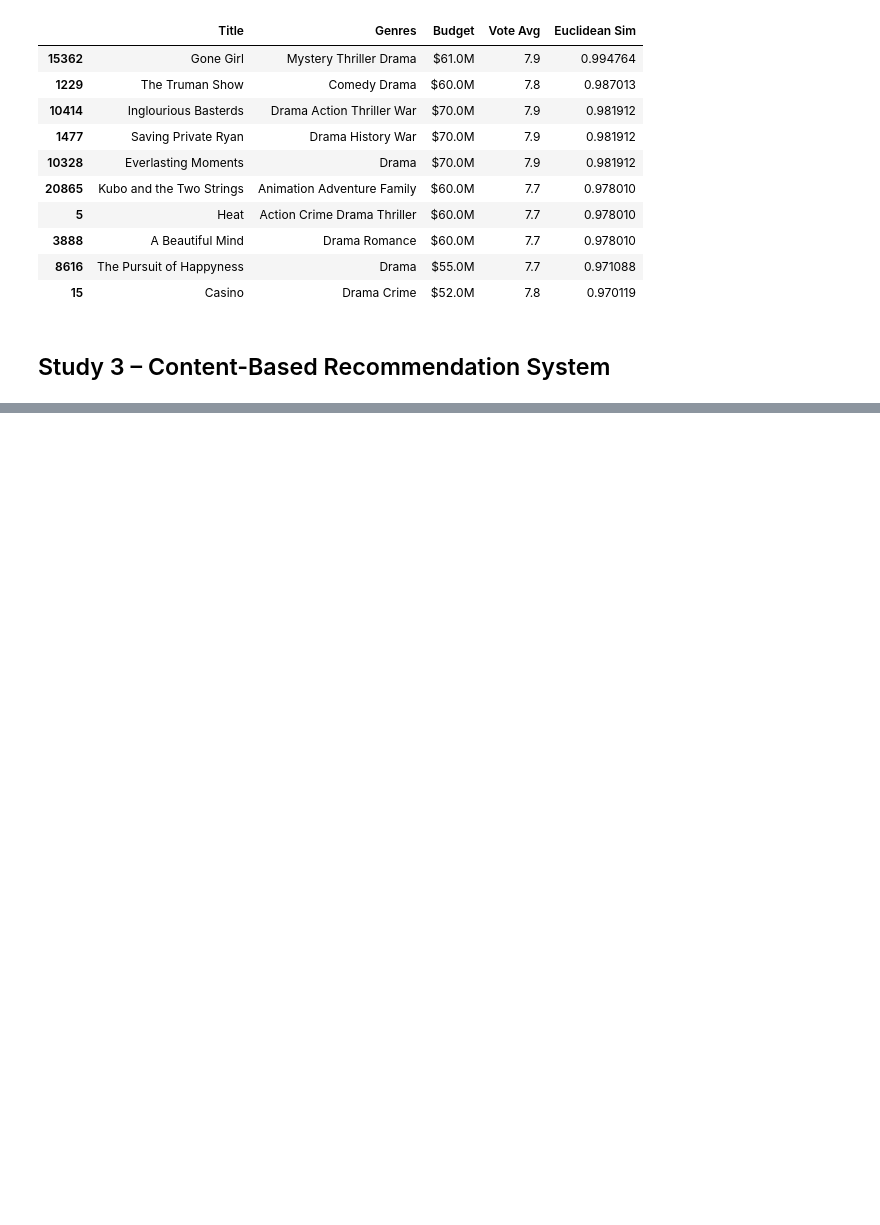
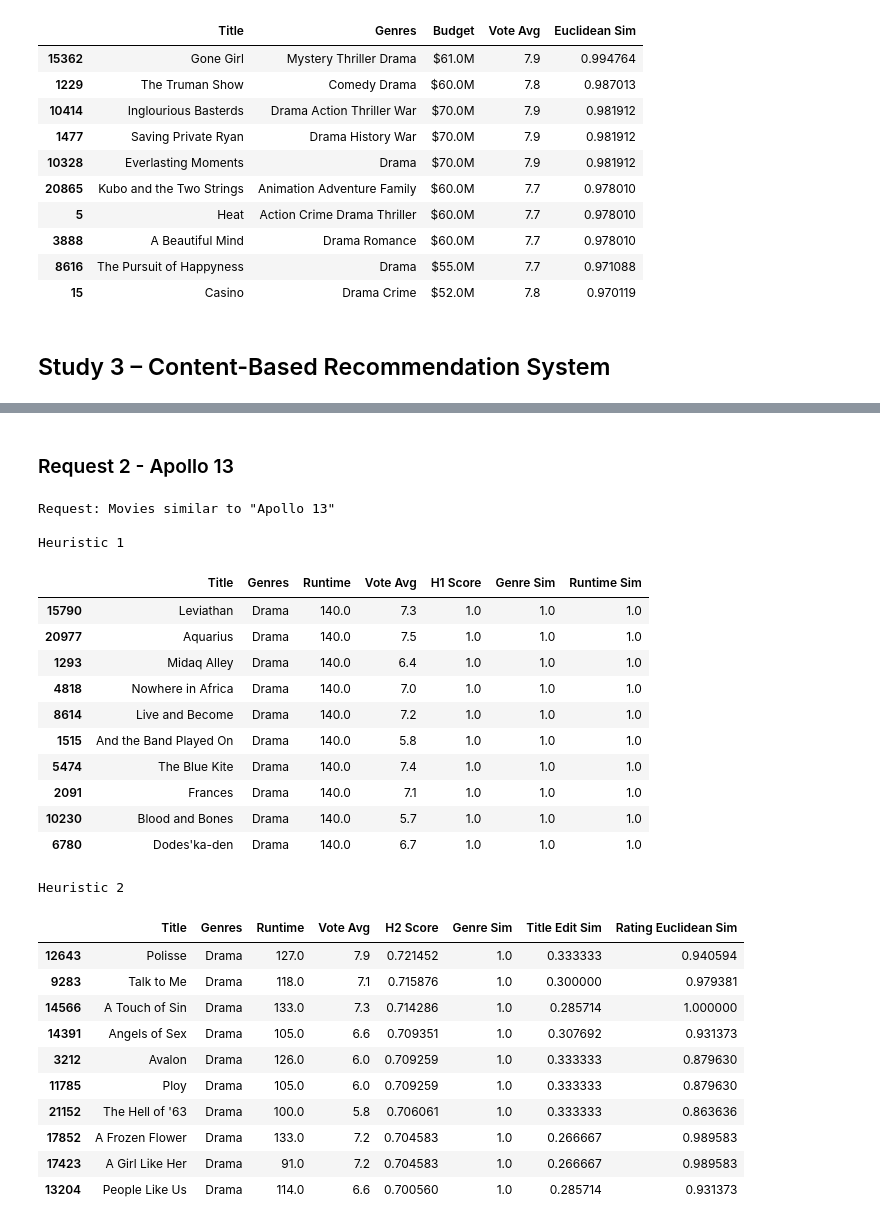
Before and after one commit to JCoji/DataScienceA2, a Jupyter notebook: A4 - Jonthan Cojita, Lucas Gavura.ipynb, the cells around one changed output, grey strips where cells are left out. Cells and saved outputs as stored; diff of their text form; code cells hidden in the pictures; blank space fills up the shorter version.

```diff
--- a/A4 - Jonthan Cojita, Lucas Gavura.ipynb
+++ b/A4 - Jonthan Cojita, Lucas Gavura.ipynb
@@ -563,0 +681,40 @@ Top 10 movies with most similar budget + rating profile:
+# %% [markdown]
+### Request 2 - Apollo 13
+# %%
+# Request 2
+q = "Apollo 13"
+_, r2_h1 = recommend_heuristic1(q, df)
+_, r2_h2 = recommend_heuristic2(q, df)
+
+print(f'Request: Movies similar to "{q}"')
+print('\nHeuristic 1')
+display(r2_h1)
+print('\nHeuristic 2')
+display(r2_h2)
+# %% [output]
+Request: Movies similar to "Apollo 13"
+
+Heuristic 1
+|  | Title | Genres | Runtime | Vote Avg | H1 Score | Genre Sim | Runtime Sim |
+| 15790 | Leviathan | Drama | 140.0 | 7.3 | 1.0 | 1.0 | 1.0 |
+| 20977 | Aquarius | Drama | 140.0 | 7.5 | 1.0 | 1.0 | 1.0 |
+| 1293 | Midaq Alley | Drama | 140.0 | 6.4 | 1.0 | 1.0 | 1.0 |
+| 4818 | Nowhere in Africa | Drama | 140.0 | 7.0 | 1.0 | 1.0 | 1.0 |
+| 8614 | Live and Become | Drama | 140.0 | 7.2 | 1.0 | 1.0 | 1.0 |
+| 1515 | And the Band Played On | Drama | 140.0 | 5.8 | 1.0 | 1.0 | 1.0 |
+| 5474 | The Blue Kite | Drama | 140.0 | 7.4 | 1.0 | 1.0 | 1.0 |
+| 2091 | Frances | Drama | 140.0 | 7.1 | 1.0 | 1.0 | 1.0 |
+| 10230 | Blood and Bones | Drama | 140.0 | 5.7 | 1.0 | 1.0 | 1.0 |
+| 6780 | Dodes'ka-den | Drama | 140.0 | 6.7 | 1.0 | 1.0 | 1.0 |
+Heuristic 2
+|  | Title | Genres | Runtime | Vote Avg | H2 Score | Genre Sim | Title Edit Sim | Rating Euclidean Sim |
+| 12643 | Polisse | Drama | 127.0 | 7.9 | 0.721452 | 1.0 | 0.333333 | 0.940594 |
+| 9283 | Talk to Me | Drama | 118.0 | 7.1 | 0.715876 | 1.0 | 0.300000 | 0.979381 |
+| 14566 | A Touch of Sin | Drama | 133.0 | 7.3 | 0.714286 | 1.0 | 0.285714 | 1.000000 |
+| 14391 | Angels of Sex | Drama | 105.0 | 6.6 | 0.709351 | 1.0 | 0.307692 | 0.931373 |
+| 3212 | Avalon | Drama | 126.0 | 6.0 | 0.709259 | 1.0 | 0.333333 | 0.879630 |
+| 11785 | Ploy | Drama | 105.0 | 6.0 | 0.709259 | 1.0 | 0.333333 | 0.879630 |
+| 21152 | The Hell of '63 | Drama | 100.0 | 5.8 | 0.706061 | 1.0 | 0.333333 | 0.863636 |
+| 17852 | A Frozen Flower | Drama | 133.0 | 7.2 | 0.704583 | 1.0 | 0.266667 | 0.989583 |
+| 17423 | A Girl Like Her | Drama | 91.0 | 7.2 | 0.704583 | 1.0 | 0.266667 | 0.989583 |
+| 13204 | People Like Us | Drama | 114.0 | 6.6 | 0.700560 | 1.0 | 0.285714 | 0.931373 |
```
Also changed, not shown: parts of 10 cells of this notebook.
